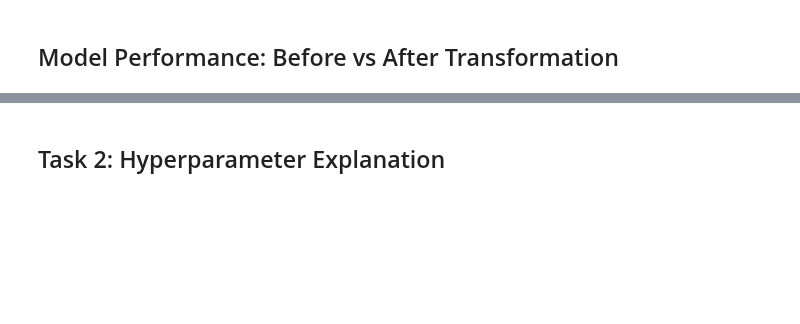
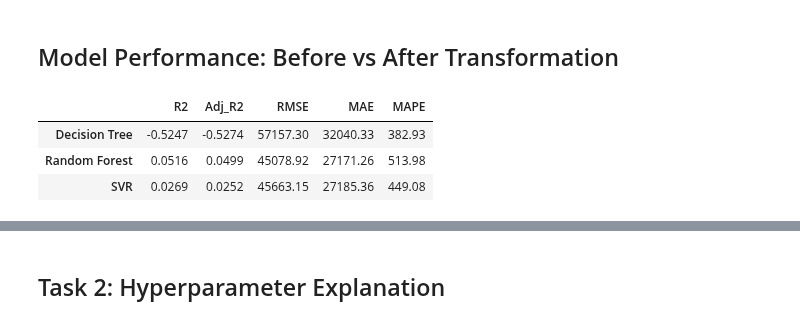
Before and after one commit to GetMeoutt/P2-Deliverable-2, a Jupyter notebook: Deliverable2.ipynb, the cells around one changed output, grey strips where cells are left out. Cells and saved outputs as stored; diff of their text form; code cells hidden in the pictures; blank space fills up the shorter version.

```diff
--- a/Deliverable2.ipynb
+++ b/Deliverable2.ipynb
@@ -252,20 +313,30 @@ print('Transformed test shape:', X_test_transformed.shape)
 ## Model Performance: Before vs After Transformation
 # %%
 # Models on transformed features — test on original test set
+# StandardScaler for SVR on transformed data
+scaler_transformed = StandardScaler()
+X_train_trans_scaled = pd.DataFrame(scaler_transformed.fit_transform(X_train_transformed), columns=X_train_transformed.columns, index=X_train_transformed.index)
+X_test_trans_scaled = pd.DataFrame(scaler_transformed.transform(X_test_transformed), columns=X_test_transformed.columns, index=X_test_transformed.index)
+
 transformed_models = {
-    'Decision Tree': DecisionTreeRegressor(random_state=42),
-    'Random Forest': RandomForestRegressor(n_estimators=100, random_state=42),
-    'SVR': SVR(),
+    'Decision Tree': (DecisionTreeRegressor(random_state=42), X_train_transformed, X_test_transformed),
+    'Random Forest': (RandomForestRegressor(n_estimators=100, random_state=42), X_train_transformed, X_test_transformed),
+    'SVR': (SVR(), X_train_trans_scaled, X_test_trans_scaled),
 }
 
 transformed_results = {}
-for name, model in transformed_models.items():
-    model.fit(X_train_transformed, y_train)
-    y_pred = model.predict(X_test_transformed)
+for name, (model, X_tr, X_te) in transformed_models.items():
+    model.fit(X_tr, y_train)
+    y_pred = model.predict(X_te)
     transformed_results[name] = evaluate(y_test, y_pred, n_feat)
 
 transformed_df = pd.DataFrame(transformed_results).T
 transformed_df
+# %% [output]
+|  | R2 | Adj_R2 | RMSE | MAE | MAPE |
+| Decision Tree | -0.5247 | -0.5274 | 57157.30 | 32040.33 | 382.93 |
+| Random Forest | 0.0516 | 0.0499 | 45078.92 | 27171.26 | 513.98 |
+| SVR | 0.0269 | 0.0252 | 45663.15 | 27185.36 | 449.08 |
 # %%
 # Before vs After comparison table
 comparison = pd.DataFrame({
```
Also changed, not shown: parts of 15 cells of this notebook.
